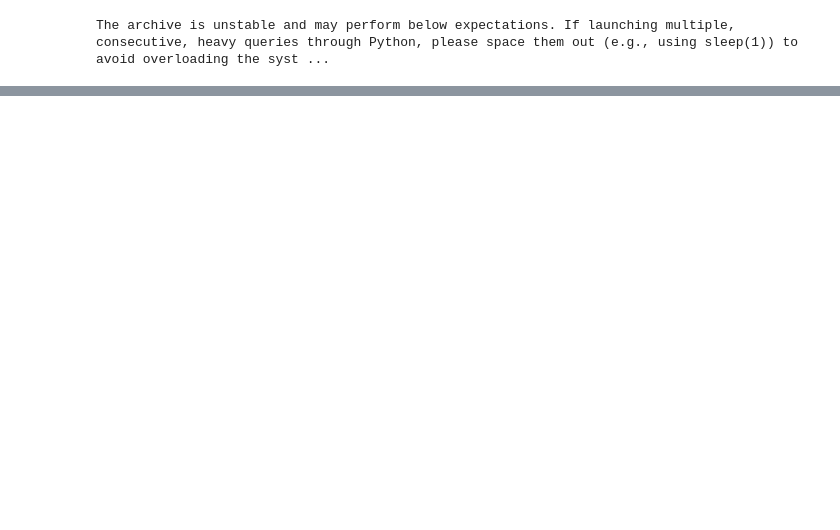
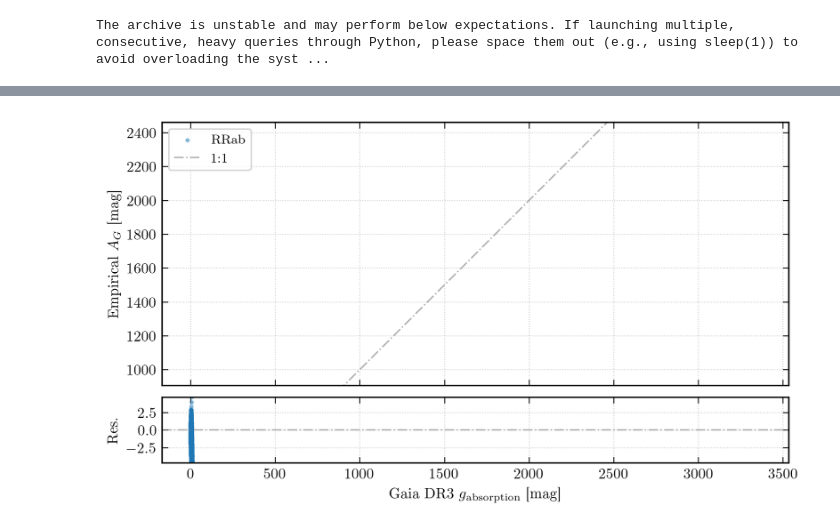
Before and after one commit to raw-asparagus/ay-128, a Jupyter notebook: labs/01/03d-period-color.ipynb, the cells around one changed output, grey strips where cells are left out. Drawn from its saved outputs; the diff is of its cells as text; code cells hidden in the pictures; blank space fills up the shorter version.

```diff
--- a/labs/01/03d-period-color.ipynb
+++ b/labs/01/03d-period-color.ipynb
@@ -50,0 +81,37 @@ Sampling 4 chains for 1_000 tune and 2_000 draw iterations (4_000 + 8_000 draws
+# %%
+query = """
+SELECT *
+FROM gaiadr3.vari_rrlyrae AS vr
+JOIN gaiadr3.gaia_source AS gs
+    ON vr.source_id = gs.source_id
+"""
+
+full_catalog_path = Path("rrlyrae_full_catalog.npz")
+
+if full_catalog_path.exists():
+    _npz = np.load(full_catalog_path, allow_pickle=True)
+    full_data = table.Table({k: _npz[k] for k in _npz.files})
+else:
+    full_data = GaiaData(query).data
+    np.savez_compressed(
+        full_catalog_path,
+        **{col: np.array(full_data[col]) for col in full_data.colnames},
+    )
+# %%
+rrab_full = full_data[full_data["best_classification"] == "RRab"]
+rrc_full = full_data[full_data["best_classification"] == "RRc"]
+
+rrab_emp, rrab_cat, rrab_mask = compute_extinction(
+    rrab_full, rrab_pc_result, rrab_mean_log_p,
+)
+rrc_emp, rrc_cat, rrc_mask = compute_extinction(
+    rrc_full, rrc_pc_result, rrc_mean_log_p,
+)
+
+emp_ag = np.concatenate([rrab_emp[rrab_mask], rrc_emp[rrc_mask]])
+cat_ag = np.concatenate([rrab_cat[rrab_mask], rrc_cat[rrc_mask]])
+
+axes = plot_empirical_vs_catalog_extinction(cat_ag, emp_ag)
+plt.show()
+# %% [output]
+[figure, added]
```
Also changed, not shown: parts of 6 cells of this notebook, 36 other files.
